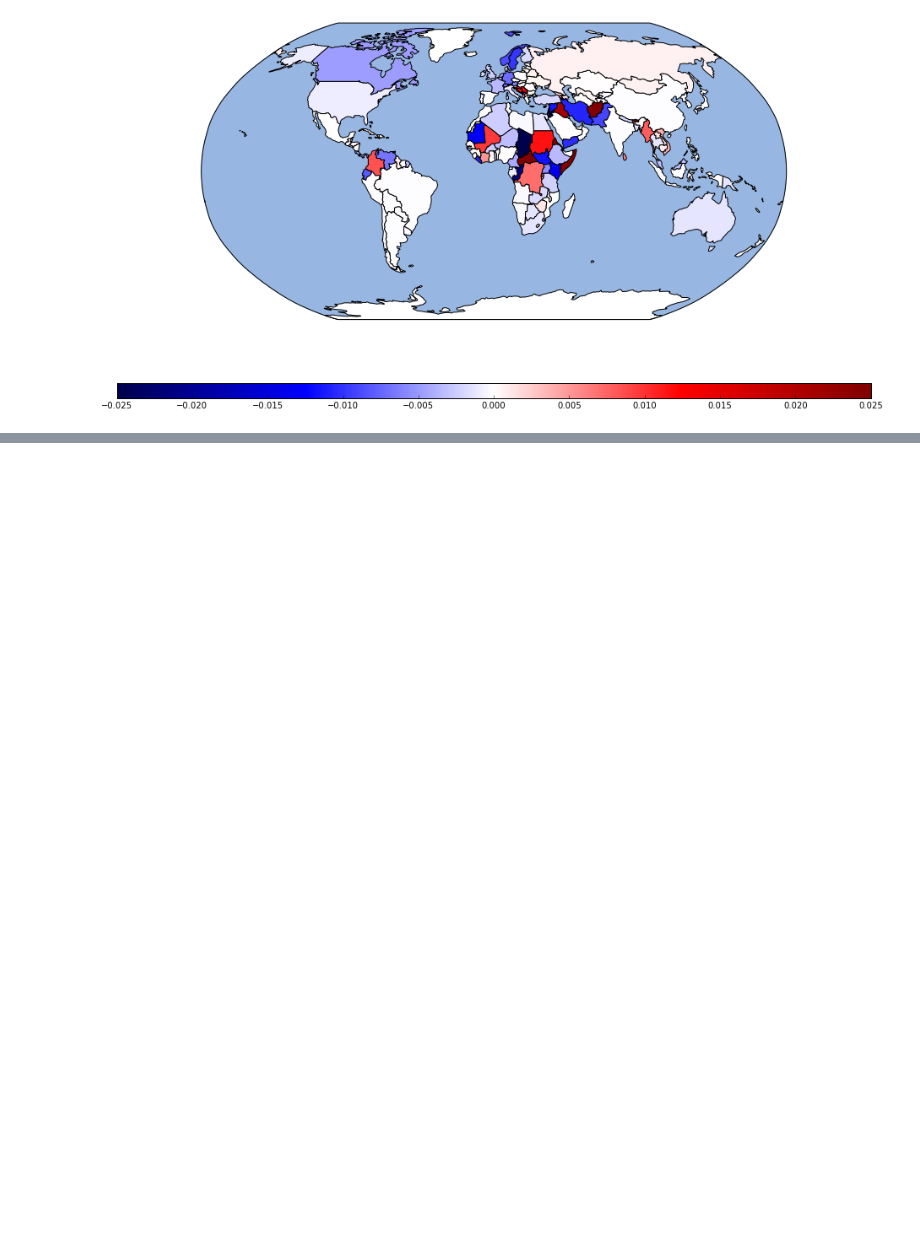
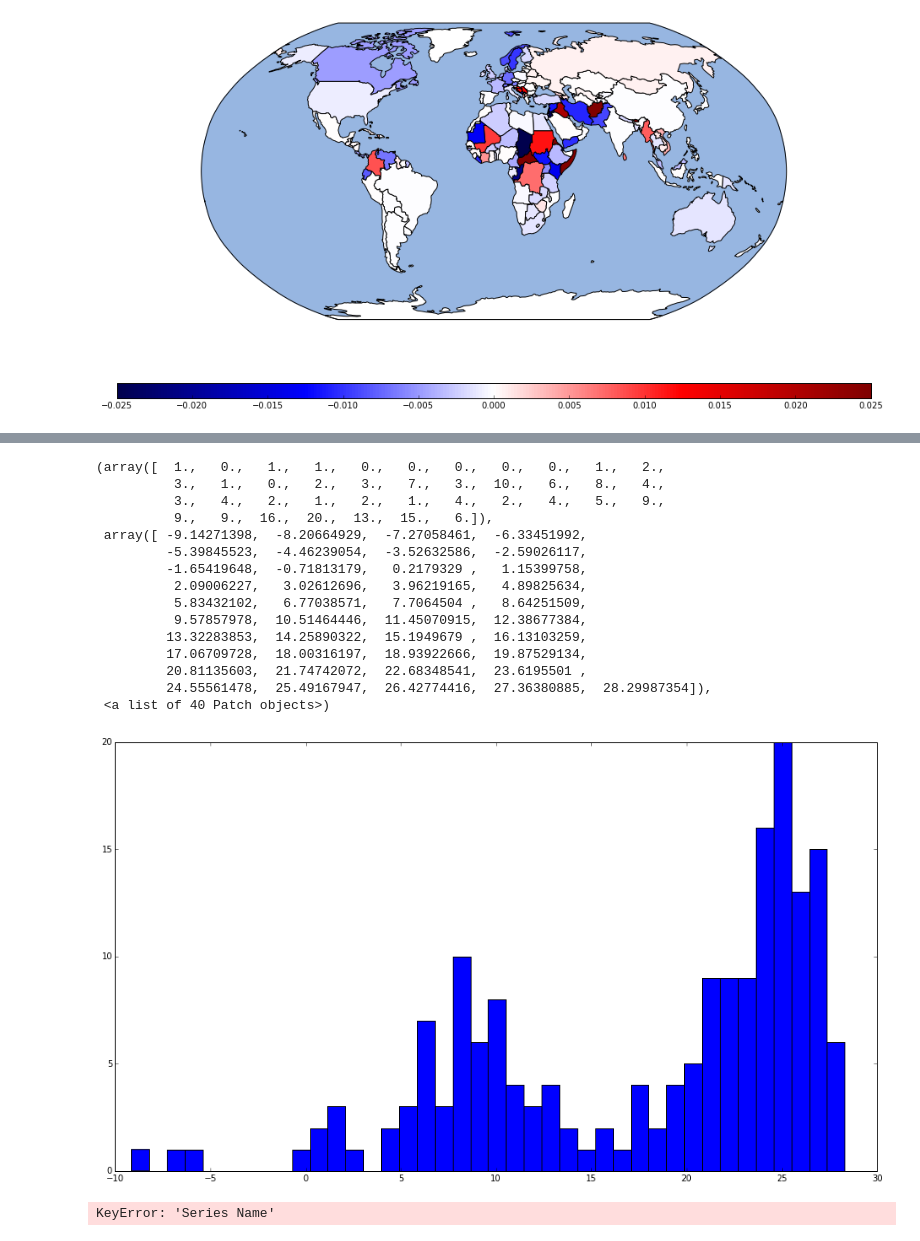
Before and after one commit to julesjulian/climate-migration, a Jupyter notebook: climate-migration.ipynb, the cells around one changed output, grey strips where cells are left out. Saved outputs shown, nothing was run; the diff lists cells and outputs as text; code cells hidden in the pictures; blank space fills up the shorter version.

Commit message:
GDP read-in in progress.

```diff
--- a/climate-migration.ipynb
+++ b/climate-migration.ipynb
@@ -139,0 +152,28 @@ plot_map(countries, 'climate_refugees', max_value=1e6, min_value = -1e6, colorma
+# %%
+plt.hist(annual_mean_temperature, bins=40)
+# %% [output]
+(array([  1.,   0.,   1.,   1.,   0.,   0.,   0.,   0.,   0.,   1.,   2.,
+          3.,   1.,   0.,   2.,   3.,   7.,   3.,  10.,   6.,   8.,   4.,
+          3.,   4.,   2.,   1.,   2.,   1.,   4.,   2.,   4.,   5.,   9.,
+          9.,   9.,  16.,  20.,  13.,  15.,   6.]),
+ array([ -9.14271398,  -8.20664929,  -7.27058461,  -6.33451992,
+         -5.39845523,  -4.46239054,  -3.52632586,  -2.59026117,
+         -1.65419648,  -0.71813179,   0.2179329 ,   1.15399758,
+          2.09006227,   3.02612696,   3.96219165,   4.89825634,
+          5.83432102,   6.77038571,   7.7064504 ,   8.64251509,
+          9.57857978,  10.51464446,  11.45070915,  12.38677384,
+         13.32283853,  14.25890322,  15.1949679 ,  16.13103259,
+         17.06709728,  18.00316197,  18.93922666,  19.87529134,
+         20.81135603,  21.74742072,  22.68348541,  23.6195501 ,
+         24.55561478,  25.49167947,  26.42774416,  27.36380885,  28.29987354]),
+ <a list of 40 Patch objects>)
+[figure, added]
+# %%
+economic_data = pd.read_csv('/home/julian/Code/hpk-symposium/resources/d67eb1a5-9d13-4a2e-ae73-c61544832c1c_Data.csv', header=0)
+#gdp_per_capita = economic_data['Series Name'=='GDP per capita (current US$)']
+#iso = economic_data['Country Code']
+#population = population_data['2010']
+#population.index = iso
+economic_data.where(economic_data['Series Name'] == 'GDP per capita (current US$)')
+# %% [output]
+KeyError: 'Series Name'
```
Also changed, not shown: parts of 12 cells of this notebook.
